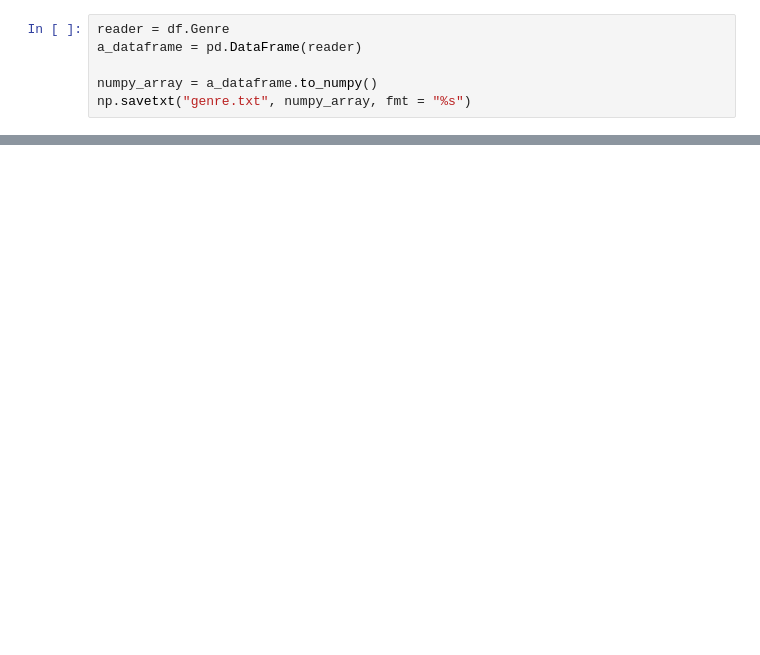
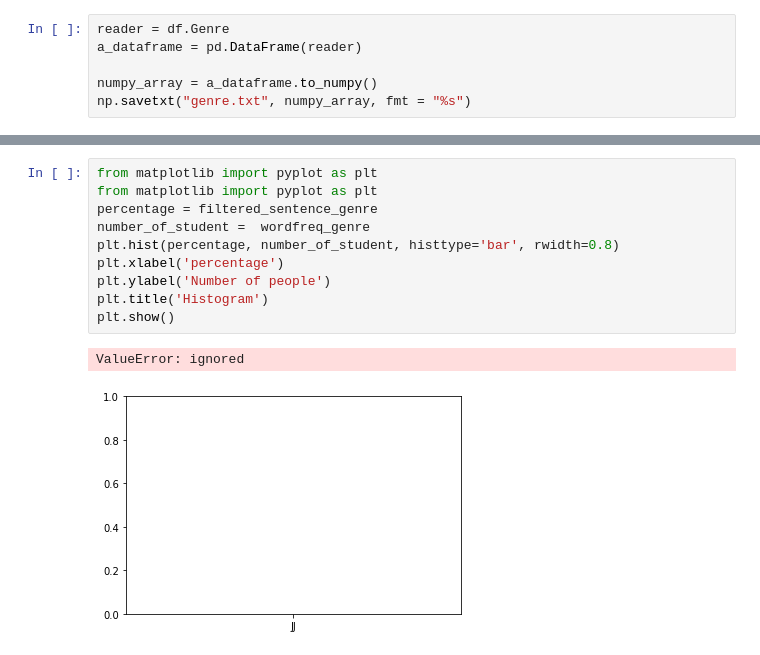
Before and after one commit to Raynould-Joseph/NLP, a Jupyter notebook: Lab2.ipynb, the cells around one changed output, grey strips where cells are left out. Saved outputs shown, nothing was run; the diff lists cells and outputs as text; blank space fills up the shorter version.

```diff
--- a/Lab2.ipynb
+++ b/Lab2.ipynb
@@ -88,0 +229,13 @@ TypeError: ignored
+# %%
+from matplotlib import pyplot as plt
+from matplotlib import pyplot as plt
+percentage = filtered_sentence_genre
+number_of_student =  wordfreq_genre
+plt.hist(percentage, number_of_student, histtype='bar', rwidth=0.8)
+plt.xlabel('percentage')
+plt.ylabel('Number of people')
+plt.title('Histogram')
+plt.show()
+# %% [output]
+ValueError: ignored
+[figure, added]
```
Also changed, not shown: parts of 16 cells of this notebook.
